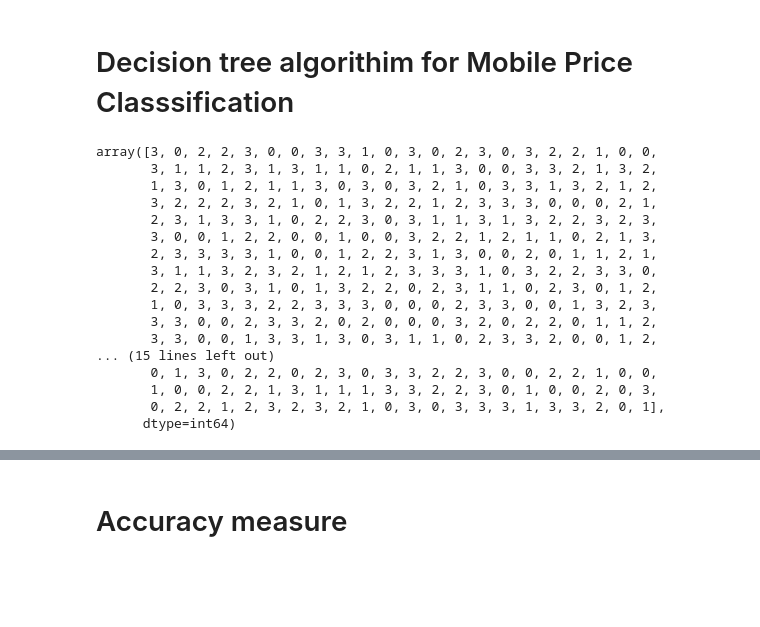
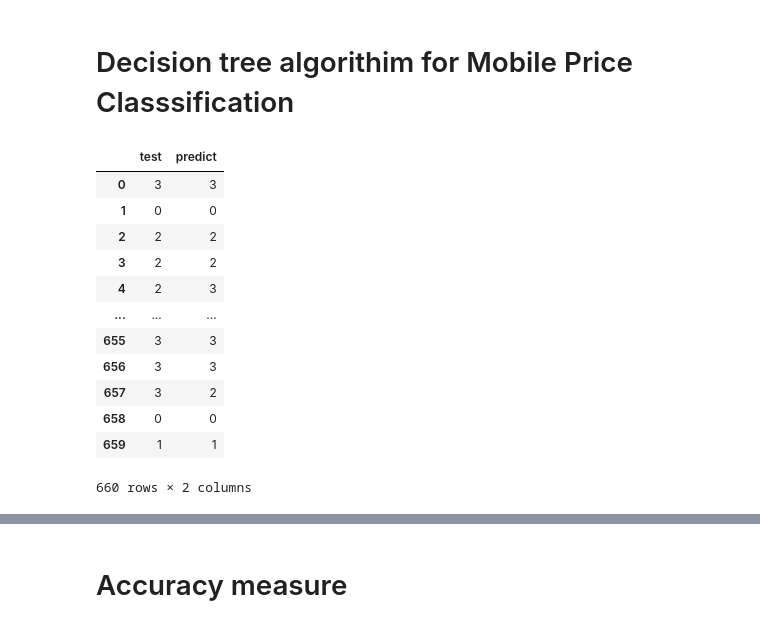
Before and after one commit to SATHEESH333/SATHEESH333, a Jupyter notebook: EDA+Classificatin Algorithims for mobile price classifcation.ipynb, the cells around one changed output, grey strips where cells are left out. Saved outputs shown, nothing was run; the diff lists cells and outputs as text; code cells hidden in the pictures; blank space fills up the shorter version.

```diff
--- a/EDA+Classificatin Algorithims for mobile price classifcation.ipynb
+++ b/EDA+Classificatin Algorithims for mobile price classifcation.ipynb
@@ -608,22 +587,21 @@ model = DecisionTreeClassifier(criterion='entropy')
 model.fit(X_train,y_train)
 predicted_class= model.predict(X_test)
 # %%
-predicted_class
+# predicted_class
+test_pridicted={'test':y_test,'predict':predicted_class}
+df=pd.DataFrame(test_pridicted)
+df
 # %% [output]
+|  | test | predict |
+| 0 | 3 | 3 |
+| 1 | 0 | 0 |
+| 2 | 2 | 2 |
+| 3 | 2 | 2 |
+| 4 | 2 | 3 |
+| ... | ... | ... |
+| 655 | 3 | 3 |
+| 656 | 3 | 3 |
+| 657 | 3 | 2 |
+| 658 | 0 | 0 |
+| 659 | 1 | 1 |
-array([3, 0, 2, 2, 3, 0, 0, 3, 3, 1, 0, 3, 0, 2, 3, 0, 3, 2, 2, 1, 0, 0,
-       3, 1, 1, 2, 3, 1, 3, 1, 1, 0, 2, 1, 1, 3, 0, 0, 3, 3, 2, 1, 3, 2,
-       1, 3, 0, 1, 2, 1, 1, 3, 0, 3, 0, 3, 2, 1, 0, 3, 3, 1, 3, 2, 1, 2,
-       3, 2, 2, 2, 3, 2, 1, 0, 1, 3, 2, 2, 1, 2, 3, 3, 3, 0, 0, 0, 2, 1,
-       2, 3, 1, 3, 3, 1, 0, 2, 2, 3, 0, 3, 1, 1, 3, 1, 3, 2, 2, 3, 2, 3,
-       3, 0, 0, 1, 2, 2, 0, 0, 1, 0, 0, 3, 2, 2, 1, 2, 1, 1, 0, 2, 1, 3,
-       2, 3, 3, 3, 3, 1, 0, 0, 1, 2, 2, 3, 1, 3, 0, 0, 2, 0, 1, 1, 2, 1,
-       3, 1, 1, 3, 2, 3, 2, 1, 2, 1, 2, 3, 3, 3, 1, 0, 3, 2, 2, 3, 3, 0,
-       2, 2, 3, 0, 3, 1, 0, 1, 3, 2, 2, 0, 2, 3, 1, 1, 0, 2, 3, 0, 1, 2,
-       1, 0, 3, 3, 3, 2, 2, 3, 3, 3, 0, 0, 0, 2, 3, 3, 0, 0, 1, 3, 2, 3,
-       3, 3, 0, 0, 2, 3, 3, 2, 0, 2, 0, 0, 0, 3, 2, 0, 2, 2, 0, 1, 1, 2,
-       3, 3, 0, 0, 1, 3, 3, 1, 3, 0, 3, 1, 1, 0, 2, 3, 3, 2, 0, 0, 1, 2,
-... (15 lines left out)
-       0, 1, 3, 0, 2, 2, 0, 2, 3, 0, 3, 3, 2, 2, 3, 0, 0, 2, 2, 1, 0, 0,
-       1, 0, 0, 2, 2, 1, 3, 1, 1, 1, 3, 3, 2, 2, 3, 0, 1, 0, 0, 2, 0, 3,
-       0, 2, 2, 1, 2, 3, 2, 3, 2, 1, 0, 3, 0, 3, 3, 3, 1, 3, 3, 2, 0, 1],
-      dtype=int64)
+660 rows × 2 columns
```
Also changed, not shown: parts of 16 cells of this notebook.
